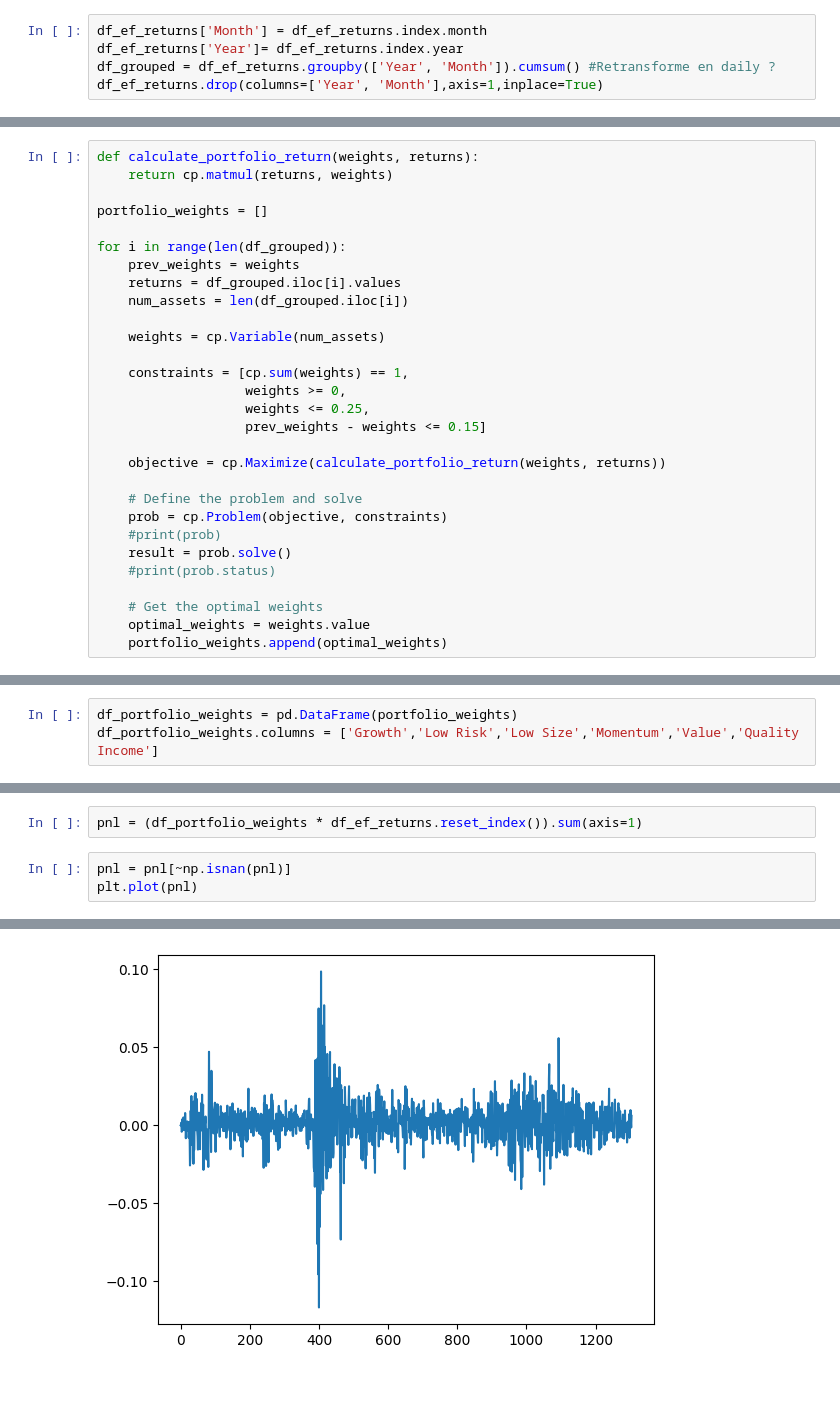
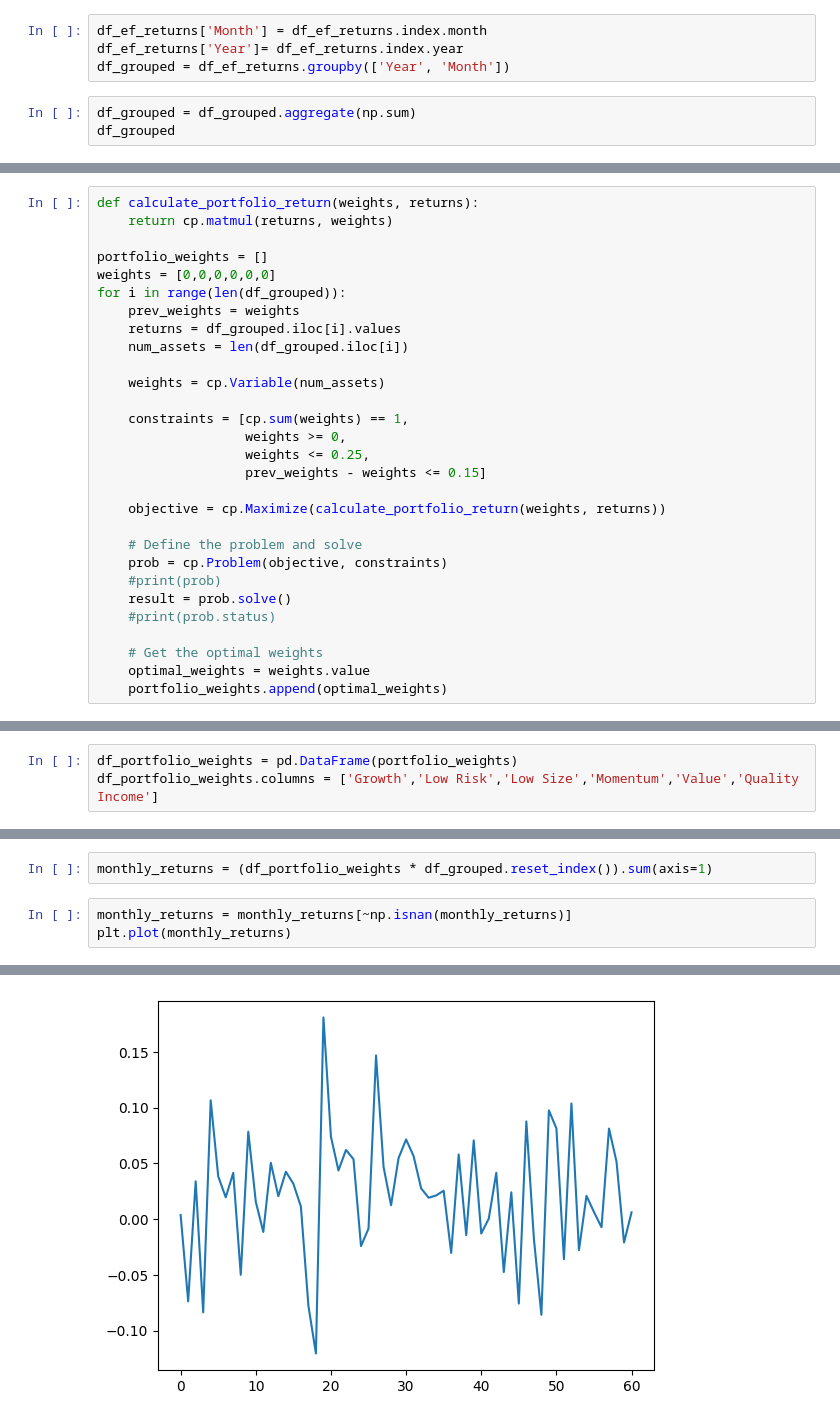
Before and after one commit to theomdvn/AlgoTrading, a Jupyter notebook: PCA.ipynb, the cells around one changed output, grey strips where cells are left out. Saved outputs shown, nothing was run; the diff lists cells and outputs as text; blank space fills up the shorter version.

Commit message:
Monthly update

```diff
--- a/PCA.ipynb
+++ b/PCA.ipynb
@@ -408,5 +405,7 @@ A refaire en monthly et pas en daily
 # %%
 df_ef_returns['Month'] = df_ef_returns.index.month
 df_ef_returns['Year']= df_ef_returns.index.year
-df_grouped = df_ef_returns.groupby(['Year', 'Month']).cumsum() #Retransforme en daily ?
-df_ef_returns.drop(columns=['Year', 'Month'],axis=1,inplace=True)
+df_grouped = df_ef_returns.groupby(['Year', 'Month'])
+# %%
+df_grouped = df_grouped.aggregate(np.sum)
+df_grouped
@@ -415,7 +429,7 @@ def calculate_portfolio_return(weights, returns):
     return cp.matmul(returns, weights)
 
 portfolio_weights = []
-
+weights = [0,0,0,0,0,0]
 for i in range(len(df_grouped)):
     prev_weights = weights
     returns = df_grouped.iloc[i].values
@@ -478,9 +490,9 @@ df_portfolio_weights
 # %%
-pnl = (df_portfolio_weights * df_ef_returns.reset_index()).sum(axis=1)
+monthly_returns = (df_portfolio_weights * df_grouped.reset_index()).sum(axis=1)
 # %%
-pnl = pnl[~np.isnan(pnl)]
-plt.plot(pnl)
+monthly_returns = monthly_returns[~np.isnan(monthly_returns)]
+plt.plot(monthly_returns)
 # %% [output]
 [<matplotlib.lines.Line2D at 0x...>]
-[figure, old version]
+[figure, new version]
 # %%
```
Also changed, not shown: parts of 15 cells of this notebook.
